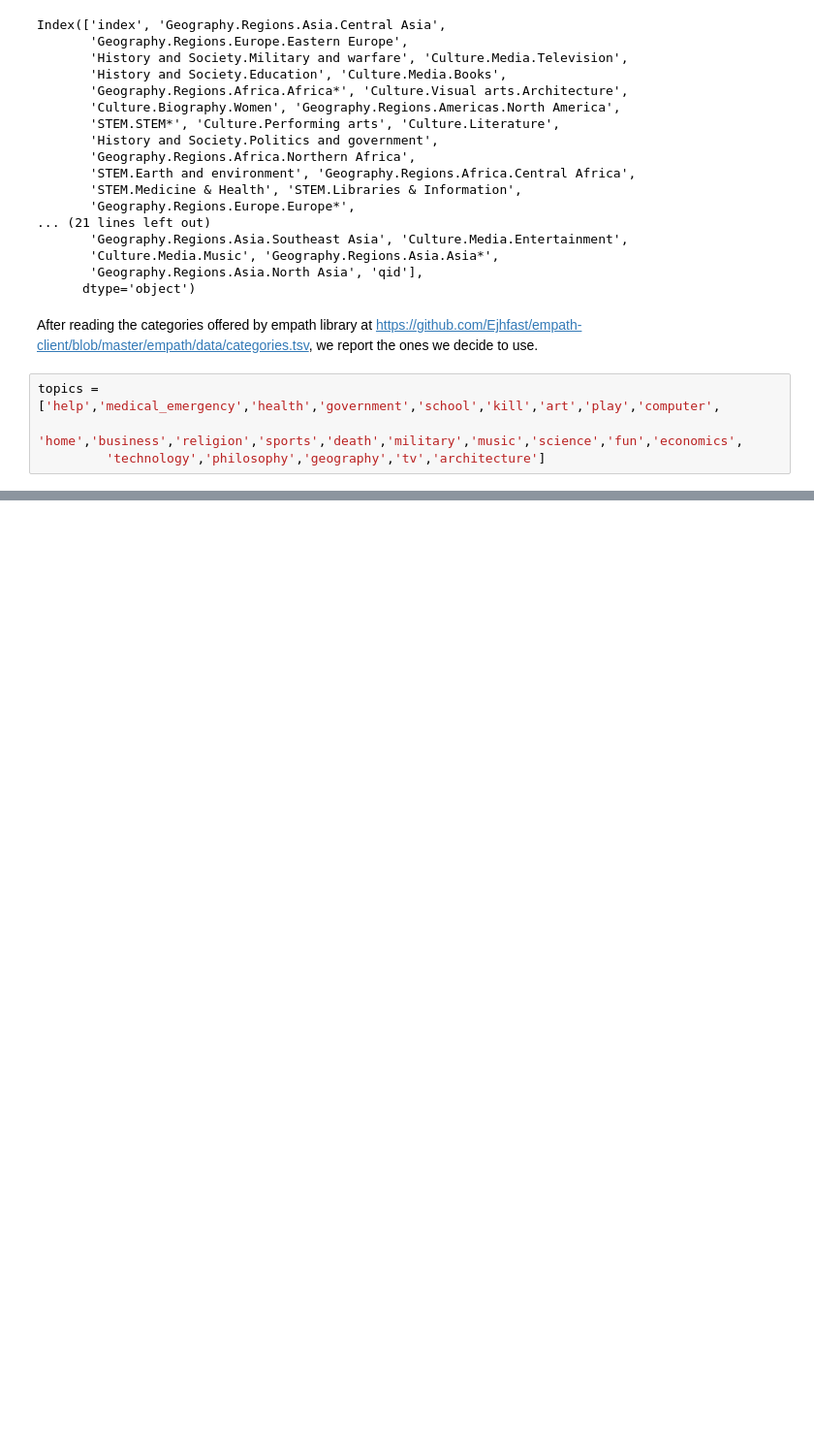
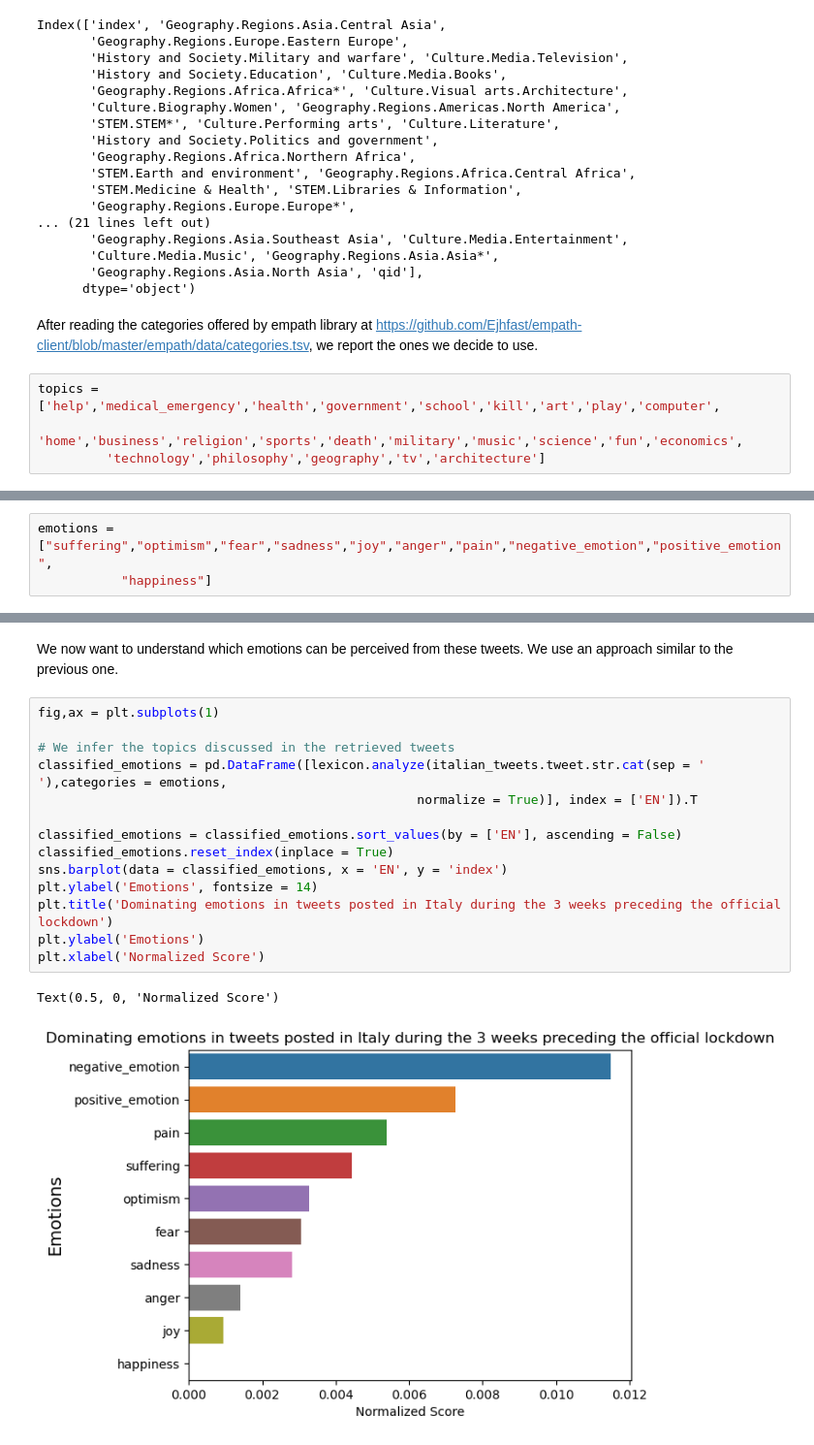
Before and after one commit to RiccardoBrioschi/The-pandemic-through-the-eyes-of-Internet, a Jupyter notebook: Corona_project_analysis.ipynb, the cells around one changed output, grey strips where cells are left out. Shown at 97% size. Drawn from its saved outputs; the diff is of its cells as text; blank space fills up the shorter version.

```diff
--- a/Corona_project_analysis.ipynb
+++ b/Corona_project_analysis.ipynb
@@ -115 +136,4 @@ topics = categories = ["money","family","health","nervousness","government",
+# %%
+emotions = ["suffering","optimism","fear","sadness","joy","anger","pain","negative_emotion","positive_emotion",
+           "happiness"]
 # %% [markdown]
@@ -213,0 +256,19 @@ Text(0.5, 0, 'Normalized Score')
+# %% [markdown]
+We now want to understand which emotions can be perceived from these tweets. We use an approach similar to the previous one.
+# %%
+fig,ax = plt.subplots(1)
+
+# We infer the topics discussed in the retrieved tweets
+classified_emotions = pd.DataFrame([lexicon.analyze(italian_tweets.tweet.str.cat(sep = ' '),categories = emotions,
+                                                  normalize = True)], index = ['EN']).T
+
+classified_emotions = classified_emotions.sort_values(by = ['EN'], ascending = False)
+classified_emotions.reset_index(inplace = True)
+sns.barplot(data = classified_emotions, x = 'EN', y = 'index')
+plt.ylabel('Emotions', fontsize = 14)
+plt.title('Dominating emotions in tweets posted in Italy during the 3 weeks preceding the official lockdown')
+plt.ylabel('Emotions')
+plt.xlabel('Normalized Score')
+# %% [output]
+Text(0.5, 0, 'Normalized Score')
+[figure, added]
```
Also changed, not shown: parts of 20 cells of this notebook.
